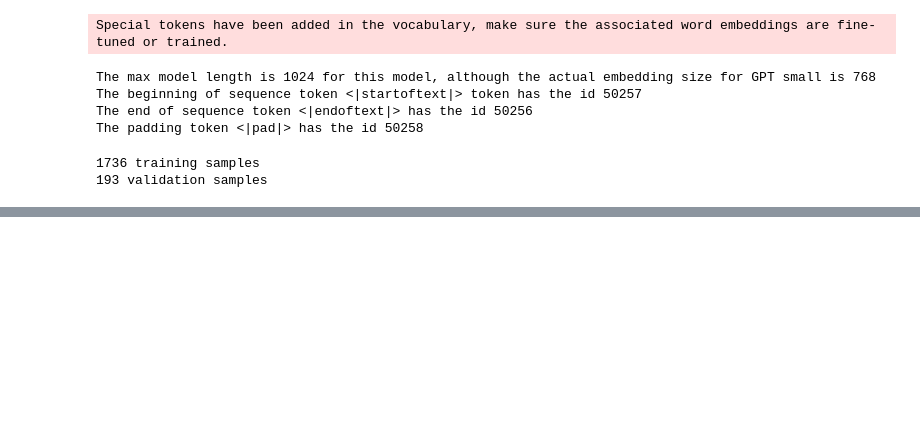
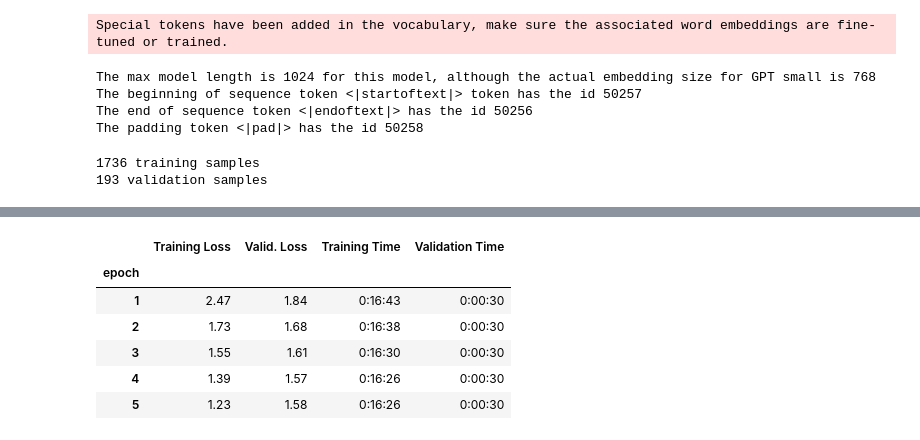
Before and after one commit to MarcHenriot/transforCAOCH, a Jupyter notebook: train.ipynb, the cells around one changed output, grey strips where cells are left out. Saved outputs shown, nothing was run; the diff lists cells and outputs as text; code cells hidden in the pictures; blank space fills up the shorter version.

```diff
--- a/train.ipynb
+++ b/train.ipynb
@@ -292,0 +331,14 @@ RuntimeError: CUDA out of memory. Tried to allocate 14.00 MiB (GPU 0; 4.00 GiB t
+# %%
+pd.set_option('precision', 2)
+df_stats = pd.DataFrame(data=training_stats)
+df_stats = df_stats.set_index('epoch')
+
+df_stats
+# %% [output]
+|  | Training Loss | Valid. Loss | Training Time | Validation Time |
+| epoch |  |  |  |  |
+| 1 | 2.47 | 1.84 | 0:16:43 | 0:00:30 |
+| 2 | 1.73 | 1.68 | 0:16:38 | 0:00:30 |
+| 3 | 1.55 | 1.61 | 0:16:30 | 0:00:30 |
+| 4 | 1.39 | 1.57 | 0:16:26 | 0:00:30 |
+| 5 | 1.23 | 1.58 | 0:16:26 | 0:00:30 |
```
Also changed, not shown: parts of 14 cells of this notebook.
